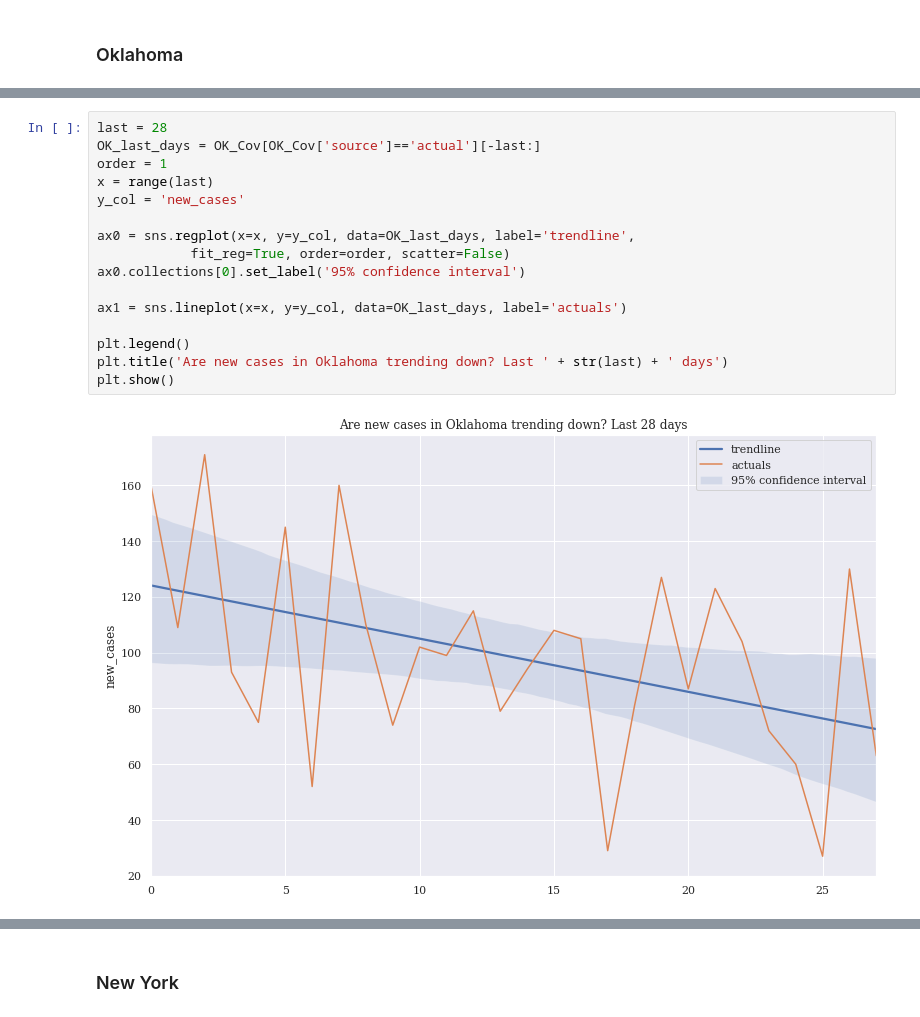
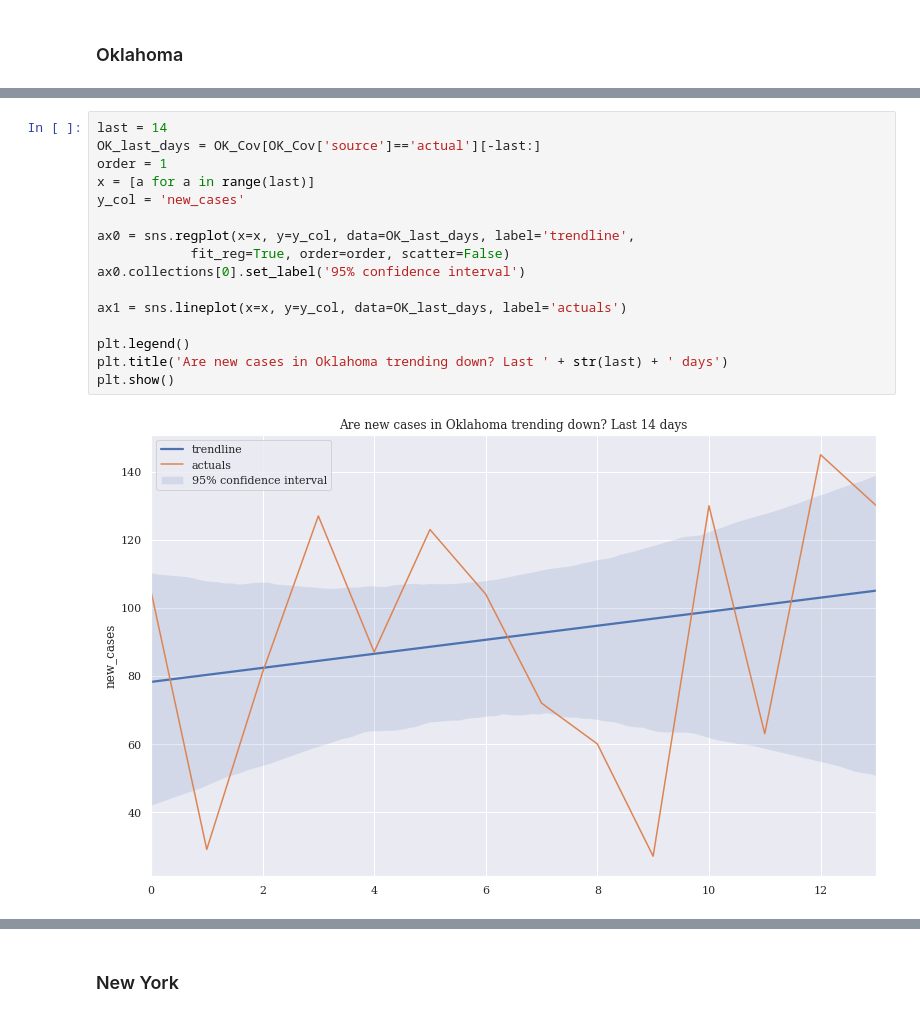
Before and after one commit to tedteske/Covid-19-Model, a Jupyter notebook: covid.ipynb, the cells around one changed output, grey strips where cells are left out. Saved outputs shown, nothing was run; the diff lists cells and outputs as text.

```diff
--- a/covid.ipynb
+++ b/covid.ipynb
@@ -942,21 +947,21 @@ plot_cdr(OK_Cov[OK_Cov['source']=='actual'],
 # %%
-last = 28
+last = 14
 OK_last_days = OK_Cov[OK_Cov['source']=='actual'][-last:]
 order = 1
-x = range(last)
+x = [a for a in range(last)]
 y_col = 'new_cases'
 
 ax0 = sns.regplot(x=x, y=y_col, data=OK_last_days, label='trendline',
             fit_reg=True, order=order, scatter=False)
 ax0.collections[0].set_label('95% confidence interval')
 
 ax1 = sns.lineplot(x=x, y=y_col, data=OK_last_days, label='actuals')
 
 plt.legend()
 plt.title('Are new cases in Oklahoma trending down? Last ' + str(last) + ' days')
 plt.show()
 # %% [output]
-[figure, old version]
+[figure, new version]
 # %%
 OK_Cov = forecast(OK_Cov, 50, R_zero_move=(0.7, 0.05), R_zero_trailing=7)
 OK_Cov.tail(7)
```
Also changed, not shown: parts of 48 cells of this notebook.
